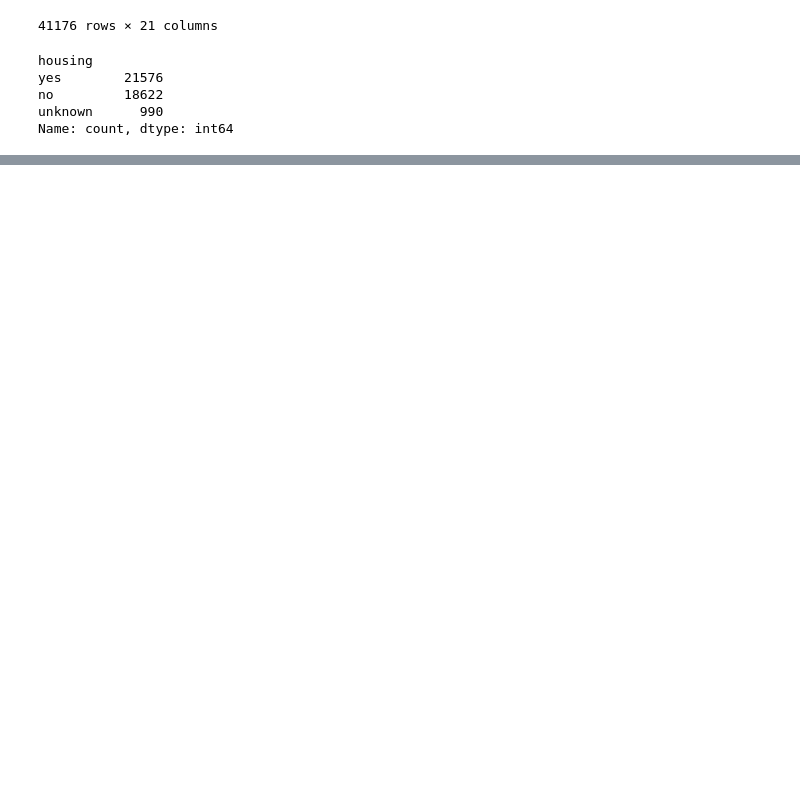
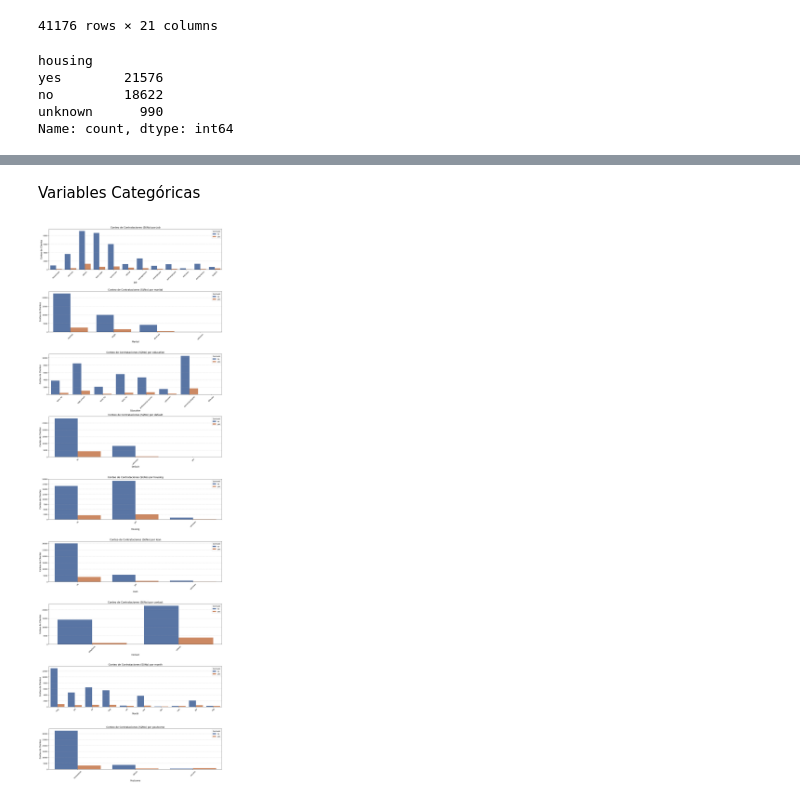
Before and after one commit to 4GeeksAcademy/marcoakai_machine_learning, a Jupyter notebook: src/01-logistic-regression.ipynb, the cells around one changed output, grey strips where cells are left out. Saved outputs shown, nothing was run; the diff lists cells and outputs as text; code cells hidden in the pictures; blank space fills up the shorter version.

```diff
--- a/src/01-logistic-regression.ipynb
+++ b/src/01-logistic-regression.ipynb
@@ -95,4 +117,34 @@ Name: count, dtype: int64
 # %%
-df['y_bin'] = df['y'].map({'yes':1,'no':0})
-X = df.drop(columns=['y','y_bin'])
-y = df['y_bin']
+df.columns = [c.strip().strip('"') for c in df.columns]
+for col in df.select_dtypes(include='object').columns:
+    df[col] = df[col].astype(str).str.strip().str.strip('"')
+# %%
+num_cols_guess = ["age","duration","campaign","pdays","previous","emp.var.rate",
+                  "cons.price.idx","cons.conf.idx","euribor3m","nr.employed"]
+
+for c in num_cols_guess:
+    if c in df.columns:
+        df[c] = pd.to_numeric(df[c], errors="coerce")
+# %% [markdown]
+Variables Categóricas
+# %%
+cat_colum = ['job', 'marital', 'education', 'default', 'housing', 'loan', 'contact', 'month', 'poutcome']
+
+fig, axes = plt.subplots(len(cat_colum), 1, figsize=(15, 5 * len(cat_colum)))
+
+for i, col in enumerate(cat_colum):
+
+    sns.countplot(data=df, x=col, hue='y', ax=axes[i], palette='deep')
+
+    axes[i].tick_params(axis='x', rotation=45)
+    axes[i].set_title(f'Conteo de Contrataciones (Sí/No) por {col}', fontsize=14)
+    axes[i].set_ylabel('Conteo de Clientes', fontsize=12)
+    axes[i].set_xlabel(col.capitalize(), fontsize=12)
+    axes[i].grid(axis='y', linestyle='--', alpha=0.6)
+
+    axes[i].legend(title='Contrató', loc='upper right')
+
+plt.tight_layout()
+plt.show()
+# %% [output]
+[figure, added]
```
Also changed, not shown: parts of 24 cells of this notebook, 4 other files.
